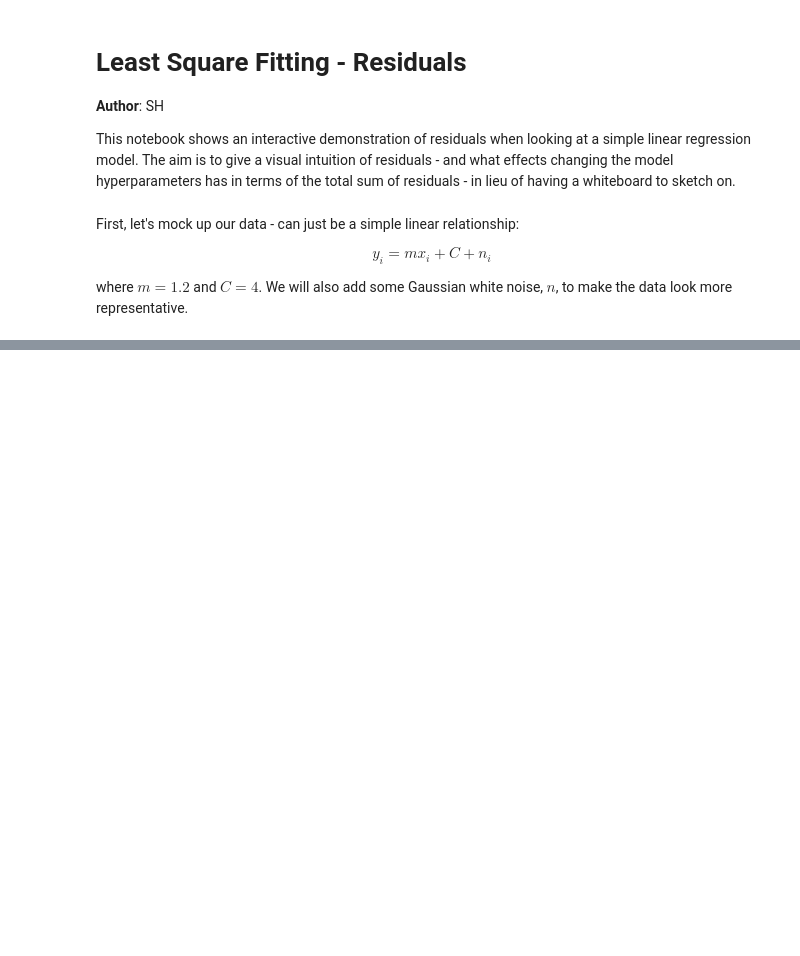
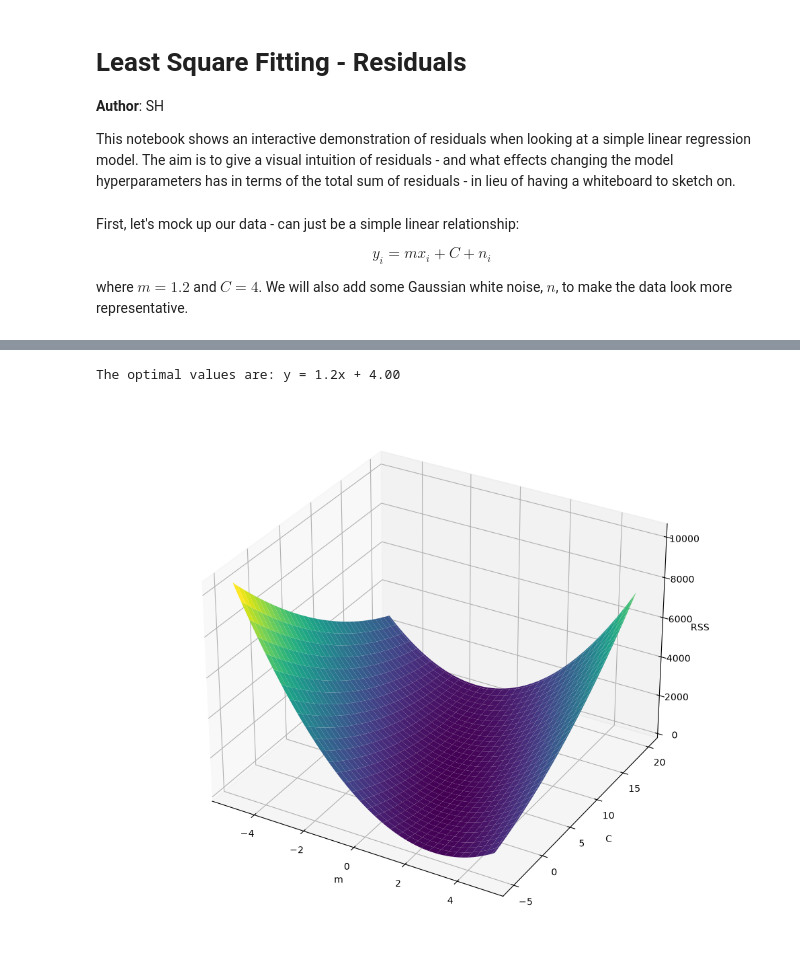
Before and after one commit to UltrasoundSam/residuals_demo, a Jupyter notebook: Residuals.ipynb, the cells around one changed output, grey strips where cells are left out. Saved outputs shown, nothing was run; the diff lists cells and outputs as text; code cells hidden in the pictures; blank space fills up the shorter version.

Commit message:
Adds in images of the cost surface and highlights position of minimum

```diff
--- a/Residuals.ipynb
+++ b/Residuals.ipynb
@@ -108,0 +108,41 @@ RuntimeError: 'widget' is not a recognised GUI loop or backend name
+# %%
+# Parameter ranges
+m_vals = np.arange(-5, 5.1, 0.1)
+C_vals = np.arange(-5, 20.25, 0.25)
+
+# Create grid
+M, C = np.meshgrid(m_vals, C_vals)
+
+# Calculate predicted values for all M and C pairs
+Y_pred = M[..., None] * x + C[..., None]
+
+# Cost surface
+RSS = np.sum((y_meas - Y_pred)**2, axis=2)
+
+# Finding the minimum value of the cost surface - this will be minimum error = best fit
+idx = np.unravel_index(np.argmin(RSS), RSS.shape)
+
+m_opt = M[idx]
+C_opt = C[idx]
+
+print(f"The optimal values are: y = {m_opt:.1f}x + {C_opt:.2f}")
+
+# Plotting the 3D cost surface
+fig2 = plt.figure(figsize=(10,8))
+ax2 = fig2.add_subplot(projection='3d')
+
+ax2.plot_surface(
+    M,
+    C,
+    RSS,
+    cmap='viridis',
+    linewidth=0
+)
+
+ax2.set_xlabel('m')
+ax2.set_ylabel('C')
+ax2.set_zlabel('RSS')
+fig2.tight_layout()
+# %% [output]
+The optimal values are: y = 1.2x + 4.00
+[figure, added]
```
Also changed, not shown: parts of 5 cells of this notebook.
